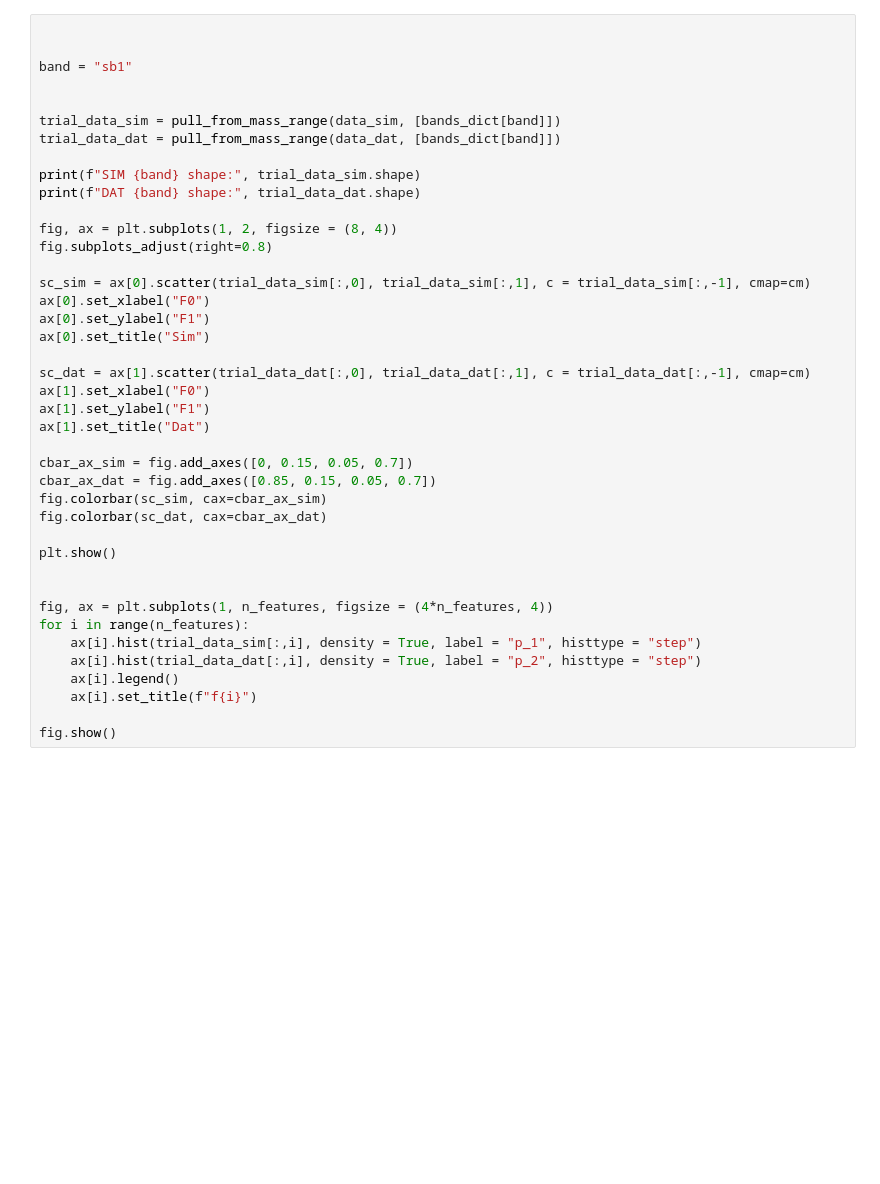
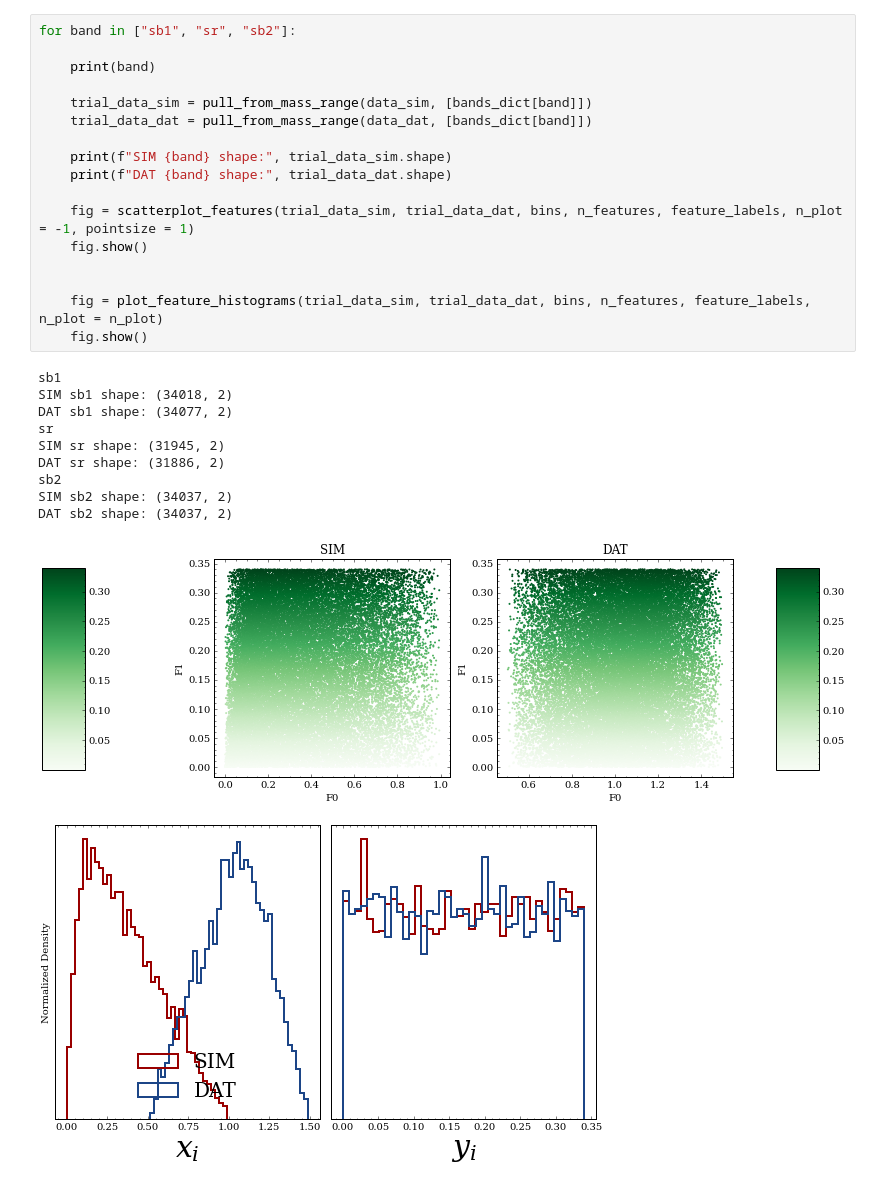
Before and after one commit to rmastand/FETA, a Jupyter notebook: generate_dataset_and_preprocess_toy.ipynb, the cells around one changed output. Cells and saved outputs as stored; diff of their text form; blank space fills up the shorter version.

```diff
--- a/generate_dataset_and_preprocess_toy.ipynb
+++ b/generate_dataset_and_preprocess_toy.ipynb
@@ -201,41 +144,29 @@ pp.close()
 # %%
+for band in ["sb1", "sr", "sb2"]:
+
+    print(band)
+
+    trial_data_sim = pull_from_mass_range(data_sim, [bands_dict[band]])
+    trial_data_dat = pull_from_mass_range(data_dat, [bands_dict[band]])
+
+    print(f"SIM {band} shape:", trial_data_sim.shape)
+    print(f"DAT {band} shape:", trial_data_dat.shape)
+
+    fig = scatterplot_features(trial_data_sim, trial_data_dat, bins, n_features, feature_labels, n_plot = -1, pointsize = 1)
+    fig.show()
 
 
-band = "sb1"
-
-
-trial_data_sim = pull_from_mass_range(data_sim, [bands_dict[band]])
-trial_data_dat = pull_from_mass_range(data_dat, [bands_dict[band]])
-
-print(f"SIM {band} shape:", trial_data_sim.shape)
-print(f"DAT {band} shape:", trial_data_dat.shape)
-
-fig, ax = plt.subplots(1, 2, figsize = (8, 4))
-fig.subplots_adjust(right=0.8)
-
-sc_sim = ax[0].scatter(trial_data_sim[:,0], trial_data_sim[:,1], c = trial_data_sim[:,-1], cmap=cm)
-ax[0].set_xlabel("F0")
-ax[0].set_ylabel("F1")
-ax[0].set_title("Sim")
-
-sc_dat = ax[1].scatter(trial_data_dat[:,0], trial_data_dat[:,1], c = trial_data_dat[:,-1], cmap=cm)
-ax[1].set_xlabel("F0")
-ax[1].set_ylabel("F1")
-ax[1].set_title("Dat")
-
-cbar_ax_sim = fig.add_axes([0, 0.15, 0.05, 0.7])
-cbar_ax_dat = fig.add_axes([0.85, 0.15, 0.05, 0.7])
-fig.colorbar(sc_sim, cax=cbar_ax_sim)
-fig.colorbar(sc_dat, cax=cbar_ax_dat)
-
-plt.show()
-
-
-fig, ax = plt.subplots(1, n_features, figsize = (4*n_features, 4))
-for i in range(n_features):
-    ax[i].hist(trial_data_sim[:,i], density = True, label = "p_1", histtype = "step")
-    ax[i].hist(trial_data_dat[:,i], density = True, label = "p_2", histtype = "step")
-    ax[i].legend()
-    ax[i].set_title(f"f{i}")
-
-fig.show()
+    fig = plot_feature_histograms(trial_data_sim, trial_data_dat, bins, n_features, feature_labels, n_plot = n_plot)
+    fig.show()
+# %% [output]
+sb1
+SIM sb1 shape: (34018, 2)
+DAT sb1 shape: (34077, 2)
+sr
+SIM sr shape: (31945, 2)
+DAT sr shape: (31886, 2)
+sb2
+SIM sb2 shape: (34037, 2)
+DAT sb2 shape: (34037, 2)
+[figure, added]
+[figure, added]
```
Also changed, not shown: parts of 17 cells of this notebook.
